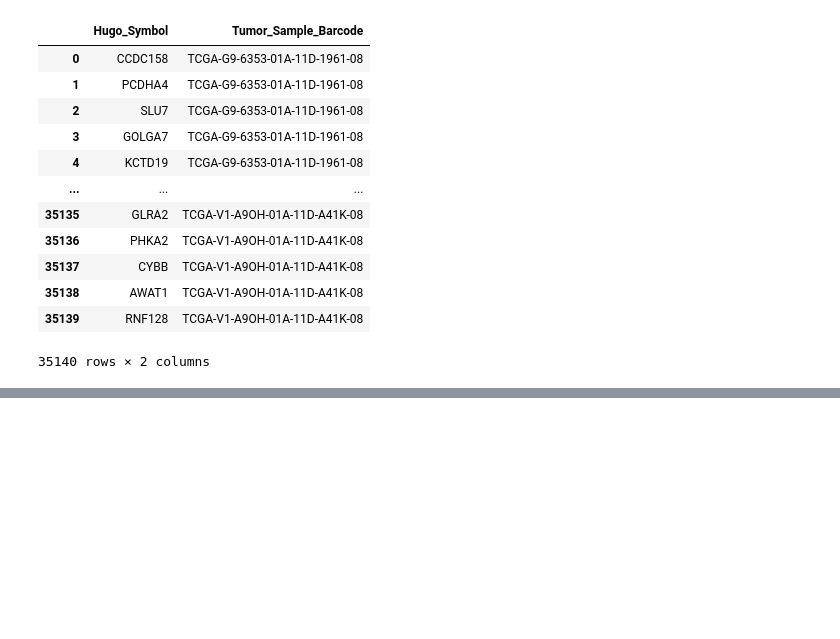
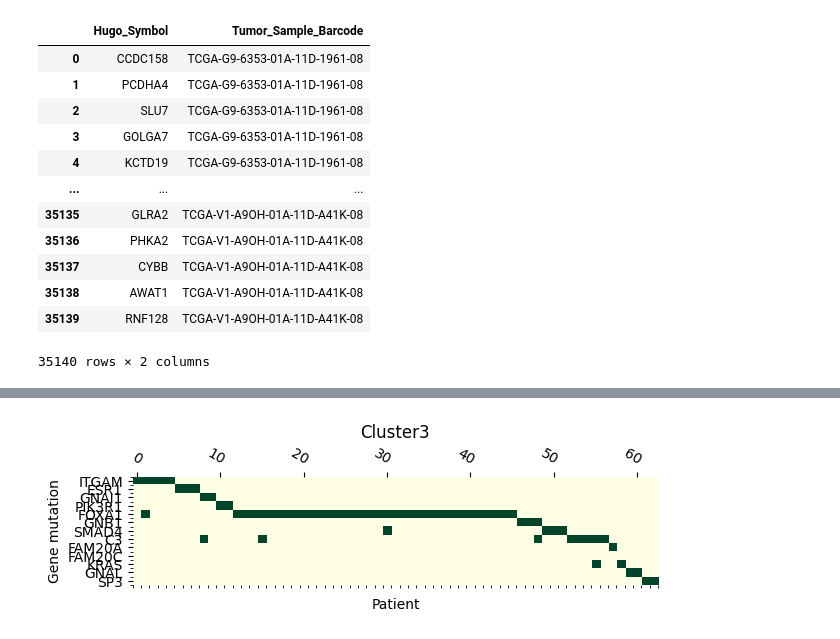
Before and after one commit to dmartmillan/OMEN, a Jupyter notebook: new_data/ClusteringPlot.ipynb, the cells around one changed output, grey strips where cells are left out. Saved outputs shown, nothing was run; the diff lists cells and outputs as text; code cells hidden in the pictures; blank space fills up the shorter version.

```diff
--- a/new_data/ClusteringPlot.ipynb
+++ b/new_data/ClusteringPlot.ipynb
@@ -218,0 +161,4 @@ plt.show()
+# %%
+data_matrix(genes3,patients3,"PlotCluster3.png","Cluster3")
+# %% [output]
+[figure, added]
```
Also changed, not shown: parts of 15 cells of this notebook.
